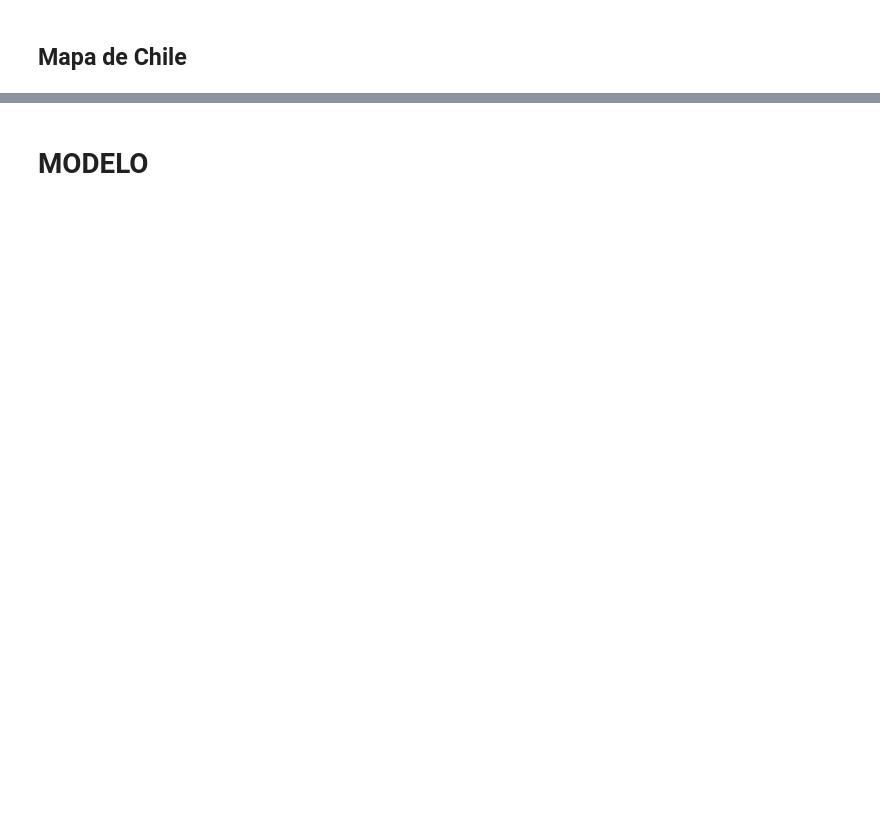
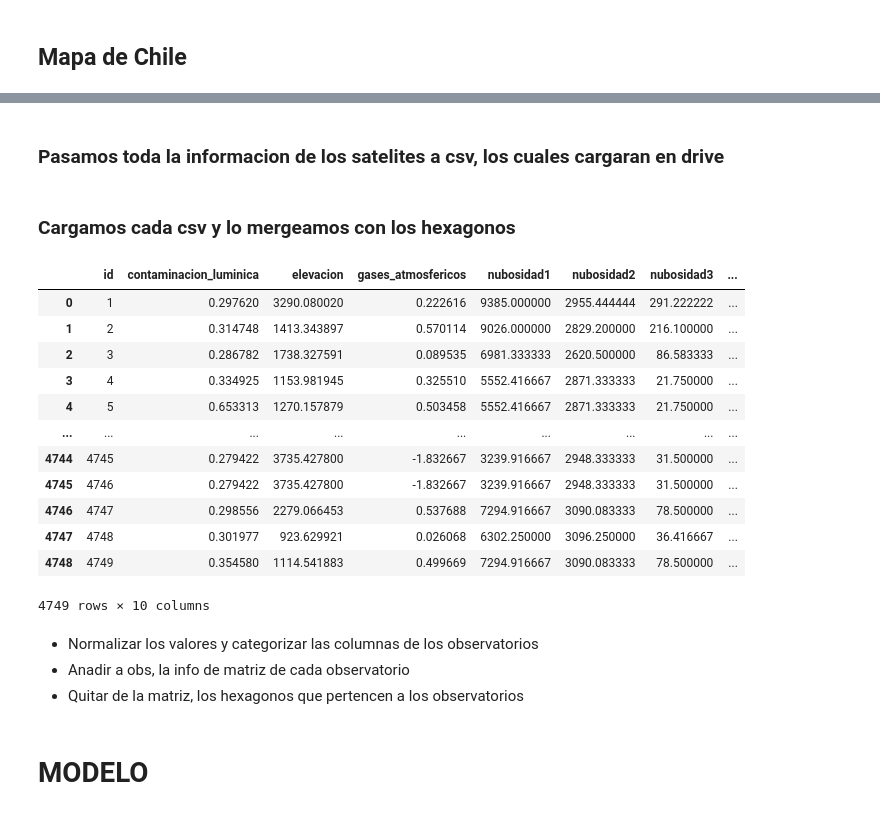
Before and after one commit to ChrisKmilo/Geoespatial-Project, a Jupyter notebook: Proyecto.ipynb, the cells around one changed output, grey strips where cells are left out. Cells and saved outputs as stored; diff of their text form; code cells hidden in the pictures; blank space fills up the shorter version.

```diff
--- a/Proyecto.ipynb
+++ b/Proyecto.ipynb
@@ -144,0 +353,2 @@ hex_grid
+# %% [markdown]
+### Pasamos toda la informacion de los satelites a csv, los cuales cargaran en drive
@@ -145,2 +358,31 @@ hex_grid
+# %% [markdown]
+### Cargamos cada csv y lo mergeamos con los hexagonos
+# %%
+matriz = pd.DataFrame()
+matriz['id'] = hexagonos['id']
+files = glob.glob("Datos/satelites/*.csv")
+for file in files:
+    columna = file.split("\\")[1].split(".")[0]
+    matriz[columna] = pd.read_csv(file, index_col=0)['mean'].values
+# %%
+matriz
+# %% [output]
+|  | id | contaminacion_luminica | elevacion | gases_atmosfericos | nubosidad1 | nubosidad2 | nubosidad3 | ... |
+| 0 | 1 | 0.297620 | 3290.080020 | 0.222616 | 9385.000000 | 2955.444444 | 291.222222 | ... |
+| 1 | 2 | 0.314748 | 1413.343897 | 0.570114 | 9026.000000 | 2829.200000 | 216.100000 | ... |
+| 2 | 3 | 0.286782 | 1738.327591 | 0.089535 | 6981.333333 | 2620.500000 | 86.583333 | ... |
+| 3 | 4 | 0.334925 | 1153.981945 | 0.325510 | 5552.416667 | 2871.333333 | 21.750000 | ... |
+| 4 | 5 | 0.653313 | 1270.157879 | 0.503458 | 5552.416667 | 2871.333333 | 21.750000 | ... |
+| ... | ... | ... | ... | ... | ... | ... | ... | ... |
+| 4744 | 4745 | 0.279422 | 3735.427800 | -1.832667 | 3239.916667 | 2948.333333 | 31.500000 | ... |
+| 4745 | 4746 | 0.279422 | 3735.427800 | -1.832667 | 3239.916667 | 2948.333333 | 31.500000 | ... |
+| 4746 | 4747 | 0.298556 | 2279.066453 | 0.537688 | 7294.916667 | 3090.083333 | 78.500000 | ... |
+| 4747 | 4748 | 0.301977 | 923.629921 | 0.026068 | 6302.250000 | 3096.250000 | 36.416667 | ... |
+| 4748 | 4749 | 0.354580 | 1114.541883 | 0.499669 | 7294.916667 | 3090.083333 | 78.500000 | ... |
+4749 rows × 10 columns
+# %% [markdown]
+- Normalizar los valores y categorizar las columnas de los observatorios
+- Anadir a obs, la info de matriz de cada observatorio
+- Quitar de la matriz, los hexagonos que pertencen a los observatorios
 # %% [markdown]
 # MODELO
```
Also changed, not shown: parts of 51 cells of this notebook, 36 other files.
